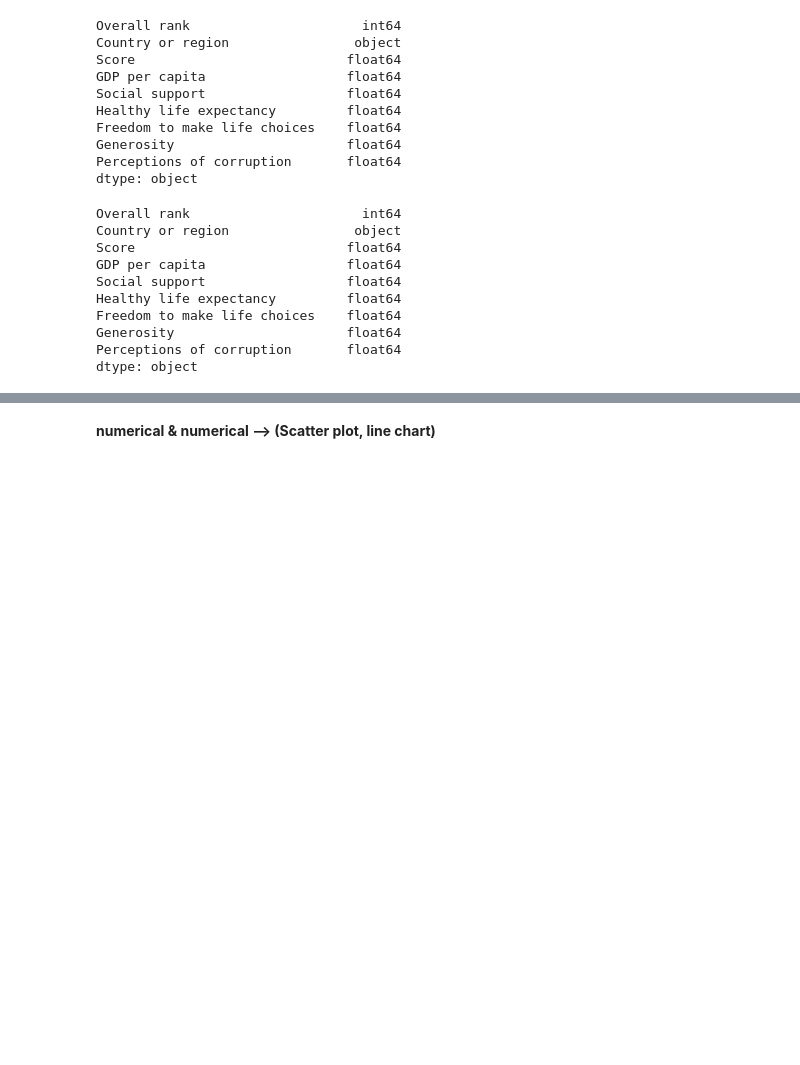
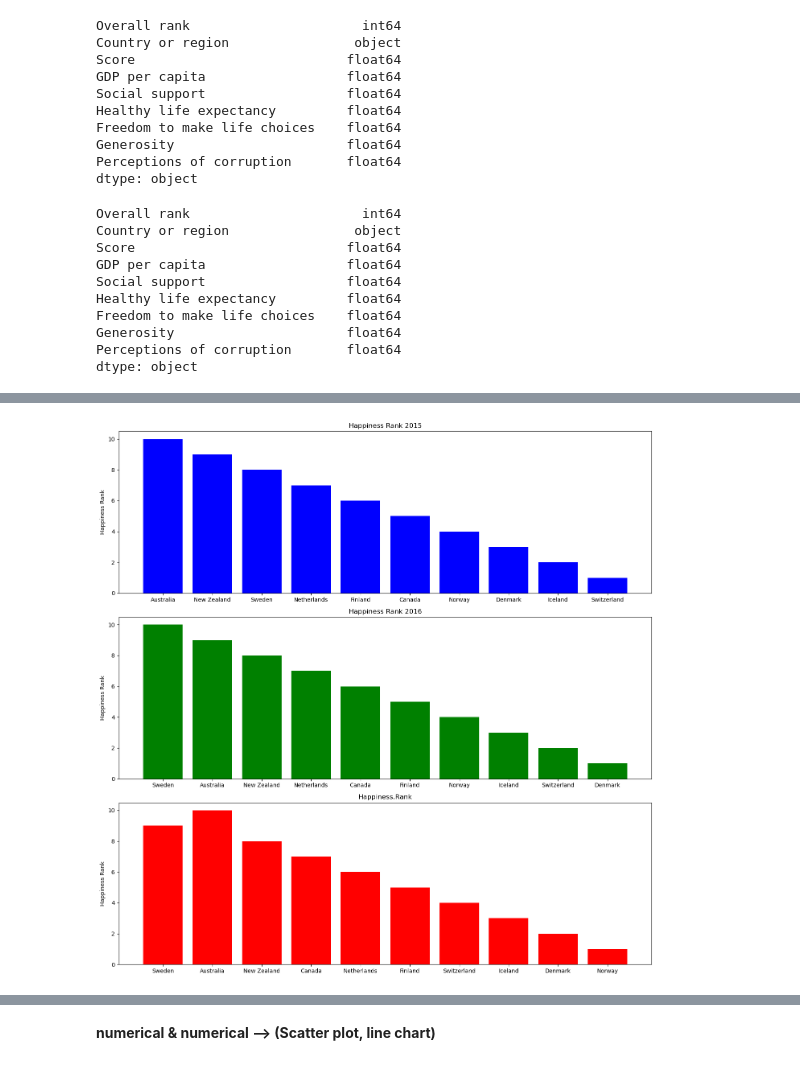
Before and after one commit to adel1997-DS/Usecase-2, a Jupyter notebook: EDA explain template.ipynb, the cells around one changed output, grey strips where cells are left out. Drawn from its saved outputs; the diff is of its cells as text; code cells hidden in the pictures; blank space fills up the shorter version.

```diff
--- a/EDA explain template.ipynb
+++ b/EDA explain template.ipynb
@@ -616,0 +641,27 @@ We use 3 common visualization methods:
+# %%
+
+top_2015 = df_2015.nlargest(10, 'Happiness Score').sort_values(by='Happiness Score')
+
+top_2016 = df_2016.nlargest(10, 'Happiness Score').sort_values(by='Happiness Score')
+top_2017 = df_2017.nlargest(10, 'Happiness.Score').sort_values(by='Happiness.Score')
+
+fig, axs = plt.subplots(3, 1, figsize=(14, 14))
+
+
+axs[0].bar(top_2015['Country'], top_2015['Happiness Rank'].head(10), color='blue')
+axs[0].set_title('Happiness Rank 2015')
+axs[0].set_ylabel('Happiness Rank')
+
+
+axs[1].bar(top_2016['Country'], top_2016['Happiness Rank'], color='green')
+axs[1].set_title('Happiness Rank 2016')
+axs[1].set_ylabel('Happiness Rank')
+
+axs[2].bar(top_2017['Country'], top_2017['Happiness.Rank'], color='red')
+axs[2].set_title('Happiness.Rank')
+axs[2].set_ylabel('Happiness Rank')
+
+plt.tight_layout()
+plt.show()
+# %% [output]
+[figure, added]
```
Also changed, not shown: parts of 40 cells of this notebook.
